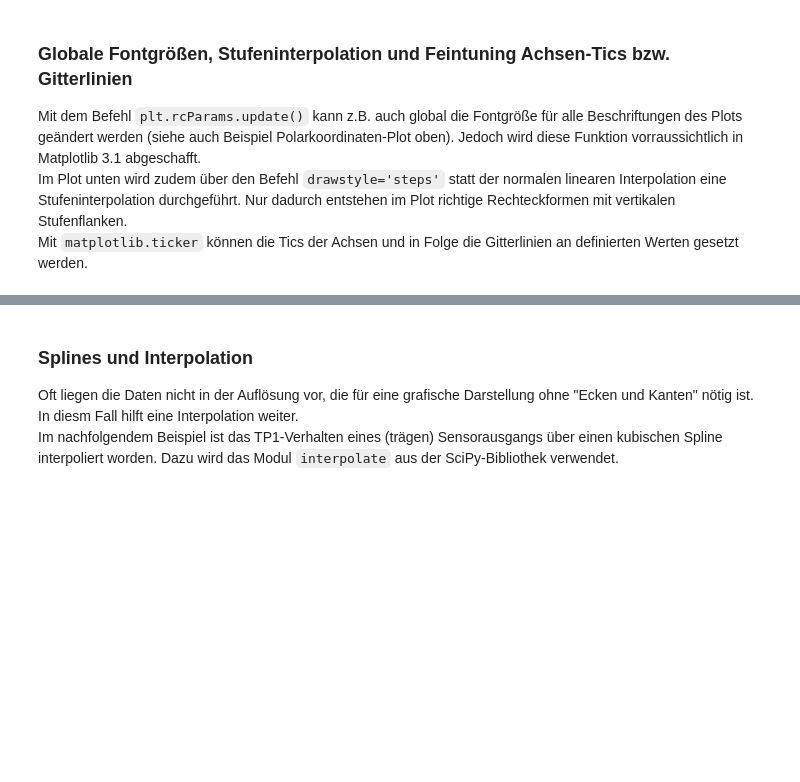
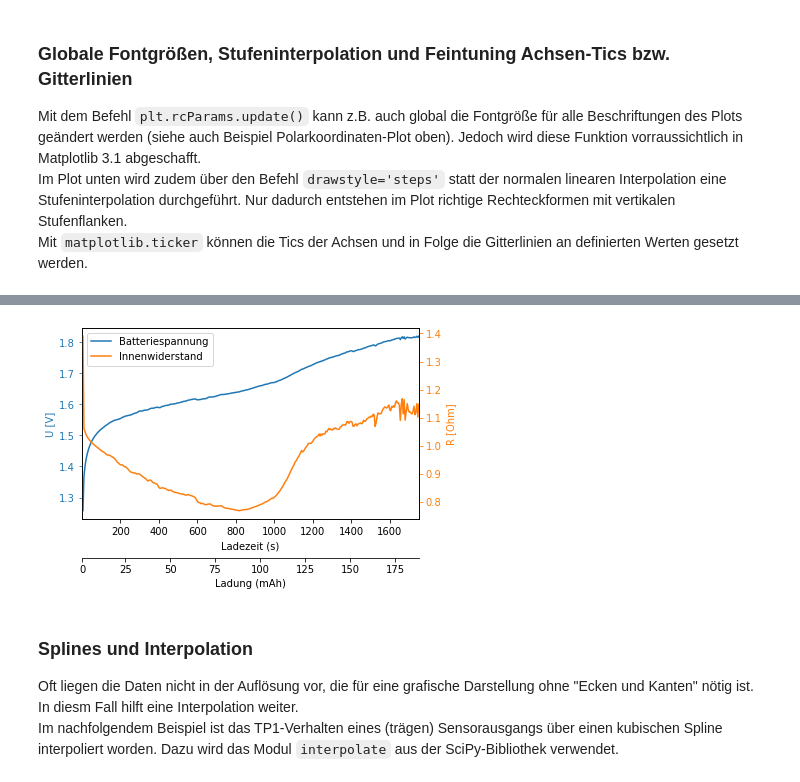
Before and after one commit to StefanMack/Matplotlib, a Jupyter notebook: matplotlibOop.ipynb, the cells around one changed output, grey strips where cells are left out. Saved outputs shown, nothing was run; the diff lists cells and outputs as text; code cells hidden in the pictures; blank space fills up the shorter version.

```diff
--- a/matplotlibOop.ipynb
+++ b/matplotlibOop.ipynb
@@ -486,3 +493,39 @@ fig.tight_layout()
+# %%
+# Werte aus Textdatei in Array einlesen: Erste 5 Zeilen ignorieren, ';' als Trennzeichen
+# verwenden und nur die Spalten 0,1,6 und 7 einlesen.
+data = np.loadtxt('bat-charge.txt',skiprows=5, usecols=(0,1,6,7), delimiter=';')
+t = data[:,0]
+bat_charge = data[:,3]
+bat_volt = data[:,1]
+bat_resistance = data[:,2]
+DELTA = 1 # Bug Workaround, sonst 1. und letzter Tic sek. X-Achse falsches Lable
+
+def forward(x): # Transformation Ladezeiten (Spalte 0) auf Ladung (Spalte3)
+    return np.interp(x, t, bat_charge)
+def inverse(x): # Transformation  Ladung (Spalte3) auf Ladezeiten (Spalte 0)
+    return np.interp(x, bat_charge, t)
+
+fig, ax1 = plt.subplots()
+
+ax1.plot(t, bat_volt, '-',color='C0', label='Batteriespannung', zorder=10)
+ax1.set_xlabel('Ladezeit (s)')
+ax1.set_ylabel('U [V]', color='C0')
+ax1.tick_params('y', colors='C0')
+ax1.set_xlim(DELTA,max(t)-DELTA) # Bug Workaround wegen Tics s.o.
+# Zweite X-Achse unterhalb der ersten über Transformationen s.o.
+secax1 = ax1.secondary_xaxis(location = -0.2,functions=(forward, inverse))
+secax1.set_xlabel('Ladung (mAh)')
+
+ax2 = ax1.twinx() # Zweite Y-Achse mit gemeinsamer X-Achse
+ax2.plot(t, bat_resistance, '-',color='C1',label='Innenwiderstand', zorder=1)
+ax2.set_ylabel('R [Ohm]', color='C1')
+ax2.tick_params('y', colors='C1')
+ax2.set_xlim(DELTA,max(t)-DELTA) # Bug Workaround wegen Tics s.o.
+
+fig.legend(loc='upper left', bbox_to_anchor=(0,1), bbox_transform=ax1.transAxes)
+fig.tight_layout()
+# %% [output]
+[figure, added]
 # %% [markdown]
 ### Splines und Interpolation
 Oft liegen die Daten nicht in der Auflösung vor, die für eine grafische Darstellung ohne "Ecken und Kanten" nötig ist. In diesm Fall hilft eine Interpolation weiter.
```
Also changed, not shown: parts of 17 cells of this notebook, 1 other file.
